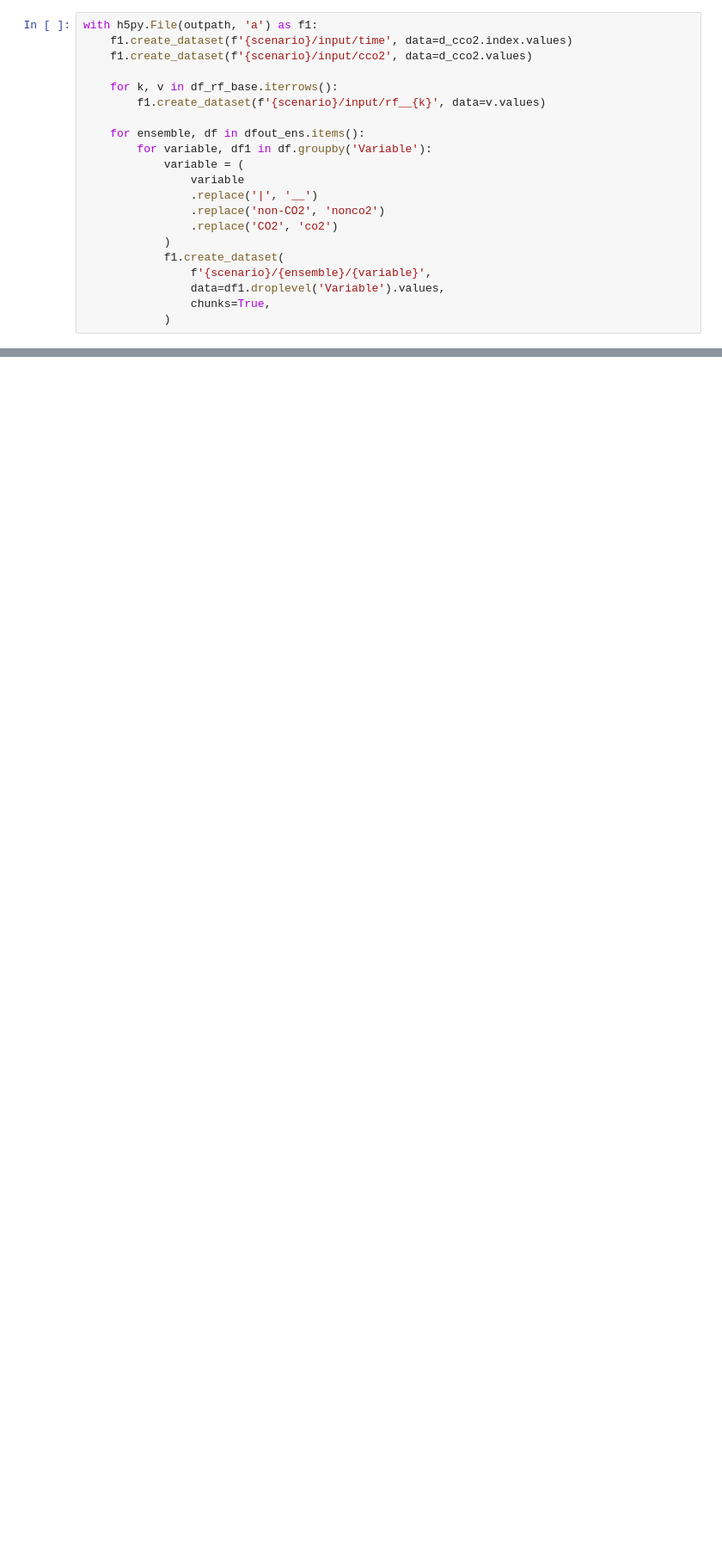
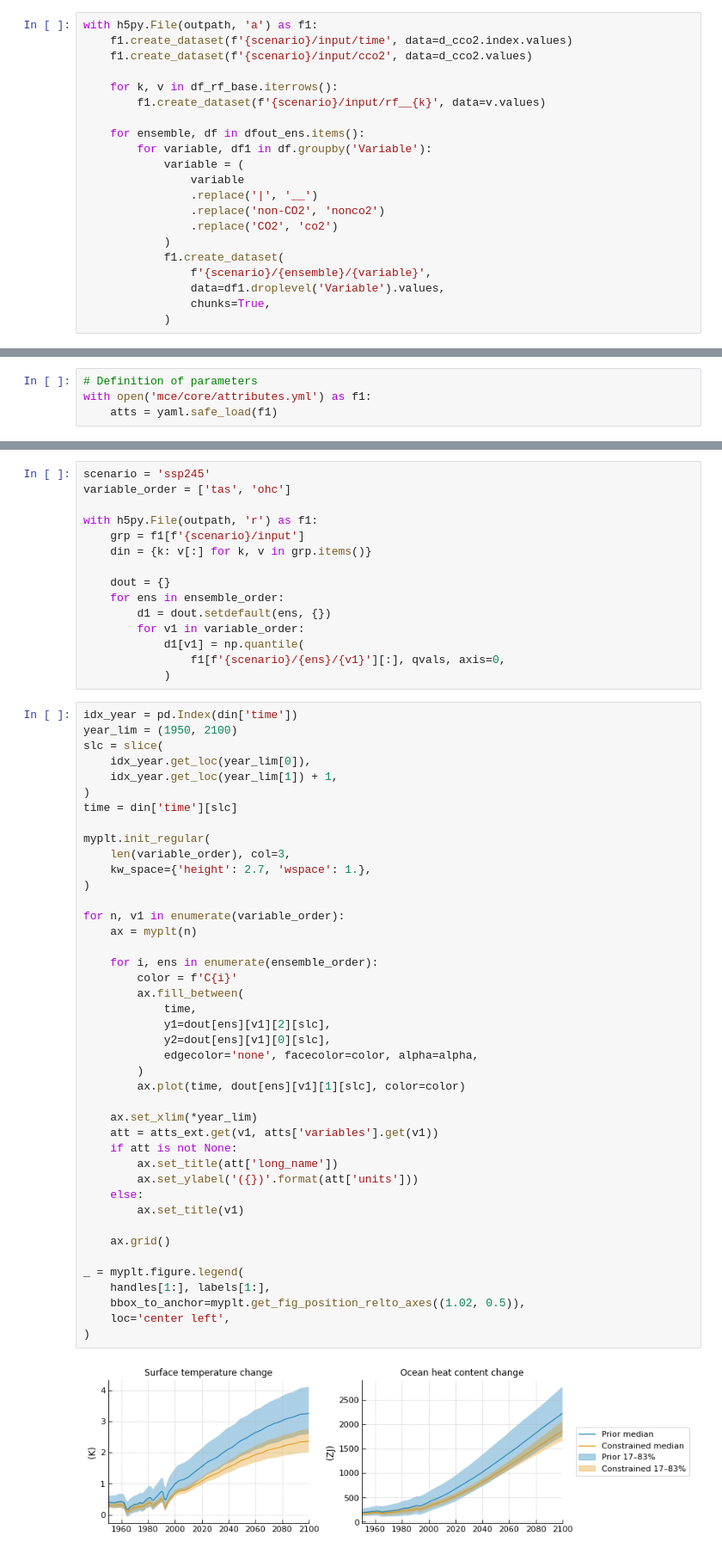
Before and after one commit to tsutsui1872/mce, a Jupyter notebook: notebook/ensemble_runs.ipynb, the cells around one changed output, grey strips where cells are left out. Shown at 86% size. Drawn from its saved outputs; the diff is of its cells as text; blank space fills up the shorter version.

Commit message:
Ensemble runs completed

```diff
--- a/notebook/ensemble_runs.ipynb
+++ b/notebook/ensemble_runs.ipynb
@@ -522,0 +534,4 @@ with h5py.File(outpath, 'a') as f1:
+# %%
+# Definition of parameters
+with open('mce/core/attributes.yml') as f1:
+    atts = yaml.safe_load(f1)
@@ -522,0 +743,59 @@ with h5py.File(outpath, 'a') as f1:
+# %%
+scenario = 'ssp245'
+variable_order = ['tas', 'ohc']
+
+with h5py.File(outpath, 'r') as f1:
+    grp = f1[f'{scenario}/input']
+    din = {k: v[:] for k, v in grp.items()}
+
+    dout = {}
+    for ens in ensemble_order:
+        d1 = dout.setdefault(ens, {})
+        for v1 in variable_order:
+            d1[v1] = np.quantile(
+                f1[f'{scenario}/{ens}/{v1}'][:], qvals, axis=0,
+            )
+# %%
+idx_year = pd.Index(din['time'])
+year_lim = (1950, 2100)
+slc = slice(
+    idx_year.get_loc(year_lim[0]),
+    idx_year.get_loc(year_lim[1]) + 1,
+)
+time = din['time'][slc]
+
+myplt.init_regular(
+    len(variable_order), col=3,
+    kw_space={'height': 2.7, 'wspace': 1.},
+)
+
+for n, v1 in enumerate(variable_order):
+    ax = myplt(n)
+
+    for i, ens in enumerate(ensemble_order):
+        color = f'C{i}'
+        ax.fill_between(
+            time,
+            y1=dout[ens][v1][2][slc],
+            y2=dout[ens][v1][0][slc],
+            edgecolor='none', facecolor=color, alpha=alpha,
+        )
+        ax.plot(time, dout[ens][v1][1][slc], color=color)
+
+    ax.set_xlim(*year_lim)
+    att = atts_ext.get(v1, atts['variables'].get(v1))
+    if att is not None:
+        ax.set_title(att['long_name'])
+        ax.set_ylabel('({})'.format(att['units']))
+    else:
+        ax.set_title(v1)
+
+    ax.grid()
+
+_ = myplt.figure.legend(
+    handles[1:], labels[1:],
+    bbox_to_anchor=myplt.get_fig_position_relto_axes((1.02, 0.5)),
+    loc='center left',
+)
+# %% [output]
+[figure, added]
```
Also changed, not shown: parts of 31 cells of this notebook, 1 other file.
